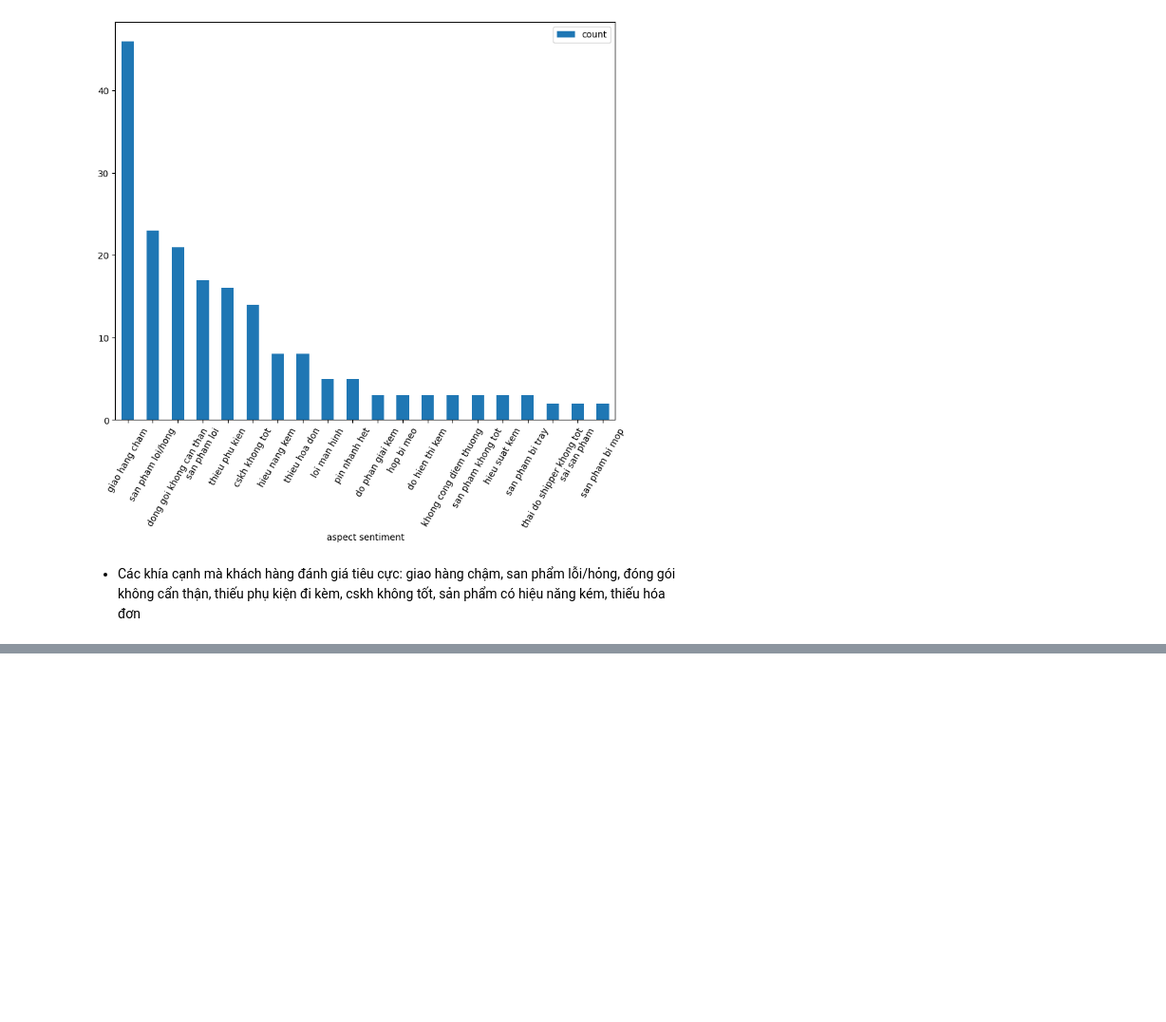
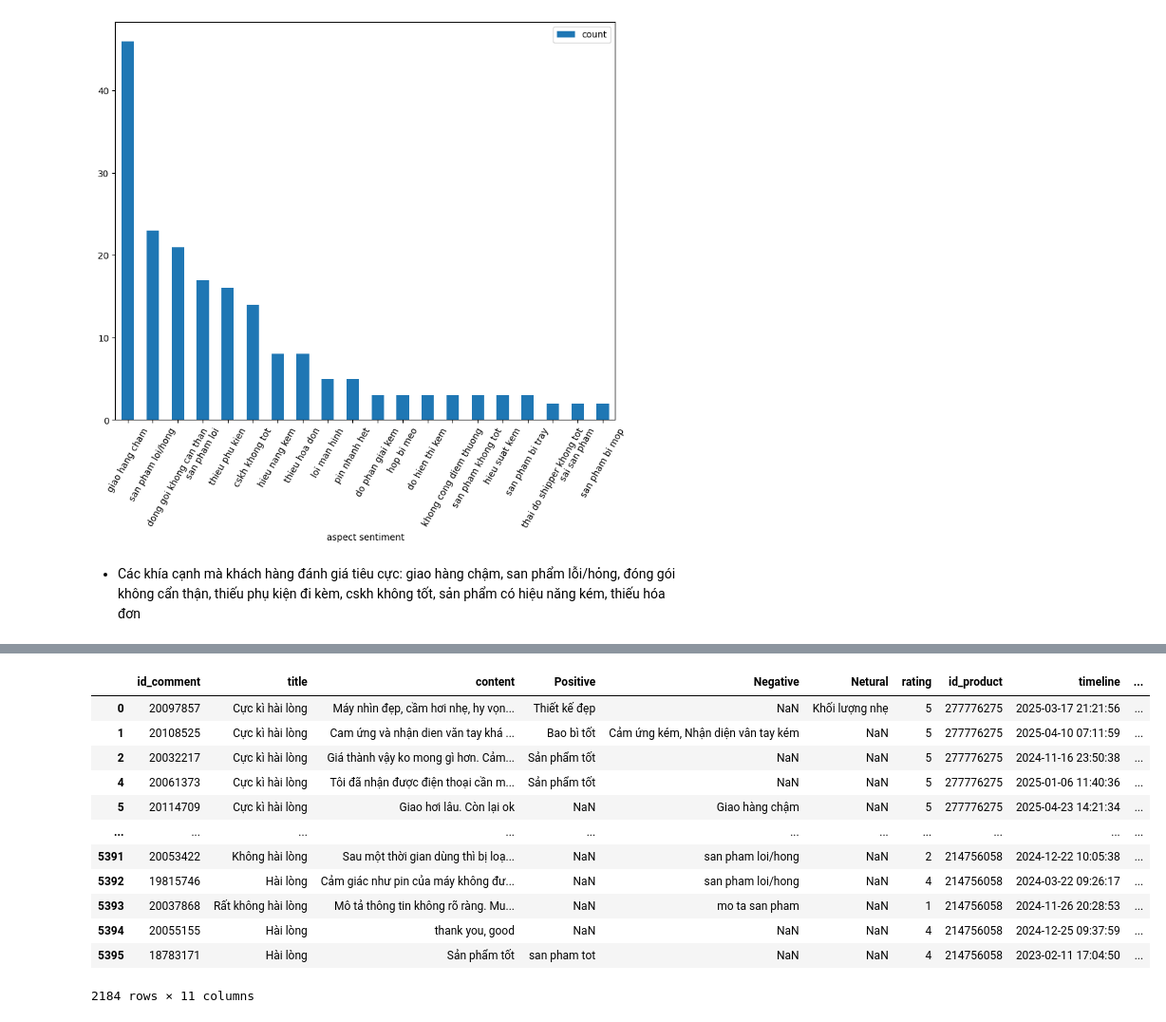
Before and after one commit to kieuminhhuu/Vietnam-E-commerce-Market-and-Customer-Product-Evaluation-Analysis-on-Tiki-E-commerce-Platform, a Jupyter notebook: Feedback_Tiki_Analysis.ipynb, the cells around one changed output, grey strips where cells are left out. Shown at 95% size. Cells and saved outputs as stored; diff of their text form; code cells hidden in the pictures; blank space fills up the shorter version.

```diff
--- a/Feedback_Tiki_Analysis.ipynb
+++ b/Feedback_Tiki_Analysis.ipynb
@@ -512,0 +793,46 @@ Những điểm này đều cho thấy tiki đã tập trung phát triển rất
+# %%
+def two_gram(arr_token):
+    result = []
+    for i in range(len(arr_token)):
+        if i < len(arr_token) - 1:
+          temp = arr_token[i] +' '+ arr_token[i+1]
+          result.append(temp)
+    return result
+# %%
+def three_gram(arr_token):
+    result = []
+    for i in range(len(arr_token)):
+        if i < len(arr_token) - 2:
+          temp = arr_token[i] + ' ' + arr_token[i+1] + ' ' + arr_token[i+2]
+          result.append(temp)
+    return result
+# %%
+def get_arr_token(str_sample):
+    result = []
+    arr_token = str_sample.split(' ')
+    two = two_gram(arr_token)
+    three = three_gram(arr_token)
+    for i in arr_token:
+      result.append(i)
+    for i in two:
+      result.append(i)
+    for i in three:
+      result.append(i)
+    return result
+# %%
+df_commnets['array token'] = df_commnets['comment_processed'].apply(get_arr_token)
+df_commnets
+# %% [output]
+|  | id_comment | title | content | Positive | Negative | Netural | rating | id_product | timeline | ... |
+| 0 | 20097857 | Cực kì hài lòng | Máy nhìn đẹp, cầm hơi nhẹ, hy vọn... | Thiết kế đẹp | NaN | Khối lượng nhẹ | 5 | 277776275 | 2025-03-17 21:21:56 | ... |
+| 1 | 20108525 | Cực kì hài lòng | Cam ứng và nhận dien văn tay khá ... | Bao bì tốt | Cảm ứng kém, Nhận diện vân tay kém | NaN | 5 | 277776275 | 2025-04-10 07:11:59 | ... |
+| 2 | 20032217 | Cực kì hài lòng | Giá thành vậy ko mong gì hơn. Cảm... | Sản phẩm tốt | NaN | NaN | 5 | 277776275 | 2024-11-16 23:50:38 | ... |
+| 4 | 20061373 | Cực kì hài lòng | Tôi đã nhận được điện thoại cần m... | Sản phẩm tốt | NaN | NaN | 5 | 277776275 | 2025-01-06 11:40:36 | ... |
+| 5 | 20114709 | Cực kì hài lòng | Giao hơi lâu. Còn lại ok | NaN | Giao hàng chậm | NaN | 5 | 277776275 | 2025-04-23 14:21:34 | ... |
+| ... | ... | ... | ... | ... | ... | ... | ... | ... | ... | ... |
+| 5391 | 20053422 | Không hài lòng | Sau một thời gian dùng thì bị loạ... | NaN | san pham loi/hong | NaN | 2 | 214756058 | 2024-12-22 10:05:38 | ... |
+| 5392 | 19815746 | Hài lòng | Cảm giác như pin của máy không đư... | NaN | san pham loi/hong | NaN | 4 | 214756058 | 2024-03-22 09:26:17 | ... |
+| 5393 | 20037868 | Rất không hài lòng | Mô tả thông tin không rõ ràng. Mu... | NaN | mo ta san pham | NaN | 1 | 214756058 | 2024-11-26 20:28:53 | ... |
+| 5394 | 20055155 | Hài lòng | thank you, good | NaN | NaN | NaN | 4 | 214756058 | 2024-12-25 09:37:59 | ... |
+| 5395 | 18783171 | Hài lòng | Sản phẩm tốt | san pham tot | NaN | NaN | 4 | 214756058 | 2023-02-11 17:04:50 | ... |
+2184 rows × 11 columns
```
Also changed, not shown: parts of 22 cells of this notebook.
